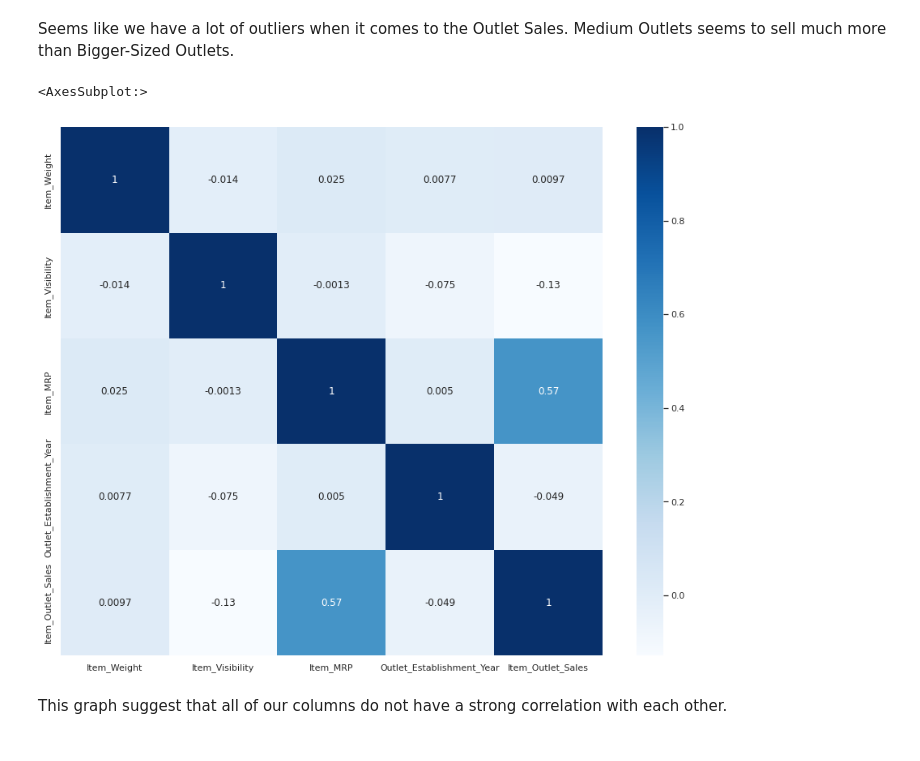
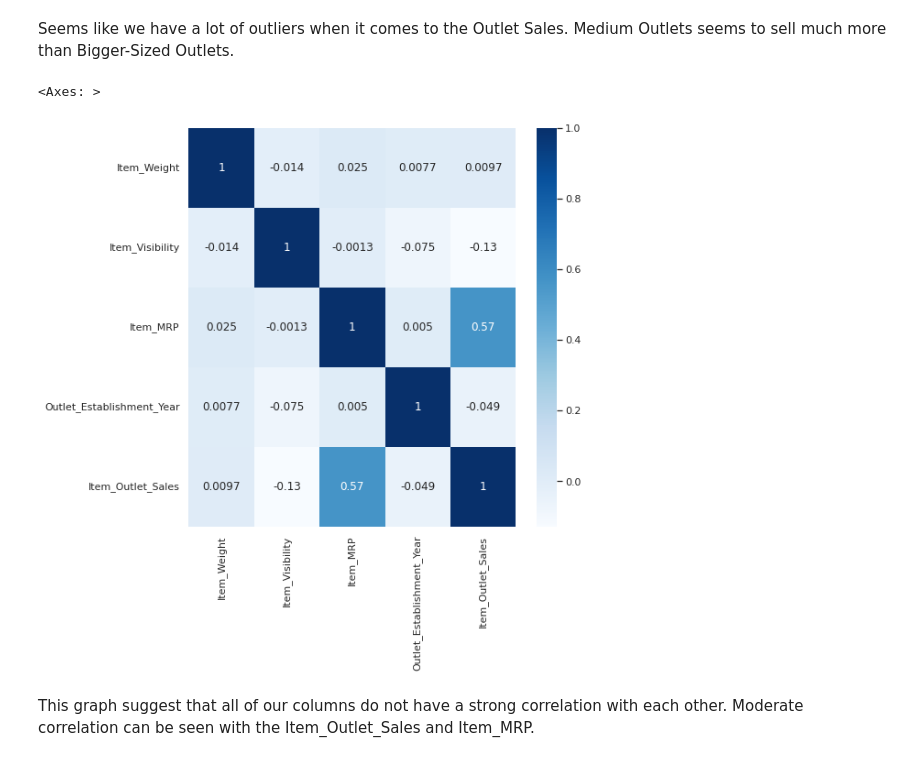
Before and after one commit to juDEcorous/Realization-of-Bargain-Depot-Sales, a Jupyter notebook: Project_Sales_Prediction.ipynb, the cells around one changed output. Saved outputs shown, nothing was run; the diff lists cells and outputs as text; code cells hidden in the pictures.

```diff
--- a/Project_Sales_Prediction.ipynb
+++ b/Project_Sales_Prediction.ipynb
@@ -456,2 +466,2 @@ df.describe(include="number")
 # %%
-sns.set(rc={'figure.figsize':(15,12)})
+sns.set(rc={'figure.figsize':(8,10)})
@@ -484,10 +505,11 @@ sns.boxplot(data=df, y='Outlet_Size', x='Item_Outlet_Sales')
 # %% [markdown]
 Seems like we have a lot of outliers when it comes to the Outlet Sales. Medium Outlets seems to sell much more than Bigger-Sized Outlets.
 # %%
+fig, ax = plt.subplots(figsize = (8, 8))
 corr = df.corr()
 sns.heatmap(corr, cmap = 'Blues',annot = True)
 # %% [output]
-<AxesSubplot:>
+<Axes: >
-[figure, old version]
+[figure, new version]
 # %% [markdown]
-This graph suggest that all of our columns do not have a strong correlation with each other.
+This graph suggest that all of our columns do not have a strong correlation with each other. Moderate correlation can be seen with the Item_Outlet_Sales and Item_MRP.
```
Also changed, not shown: parts of 13 cells of this notebook.
